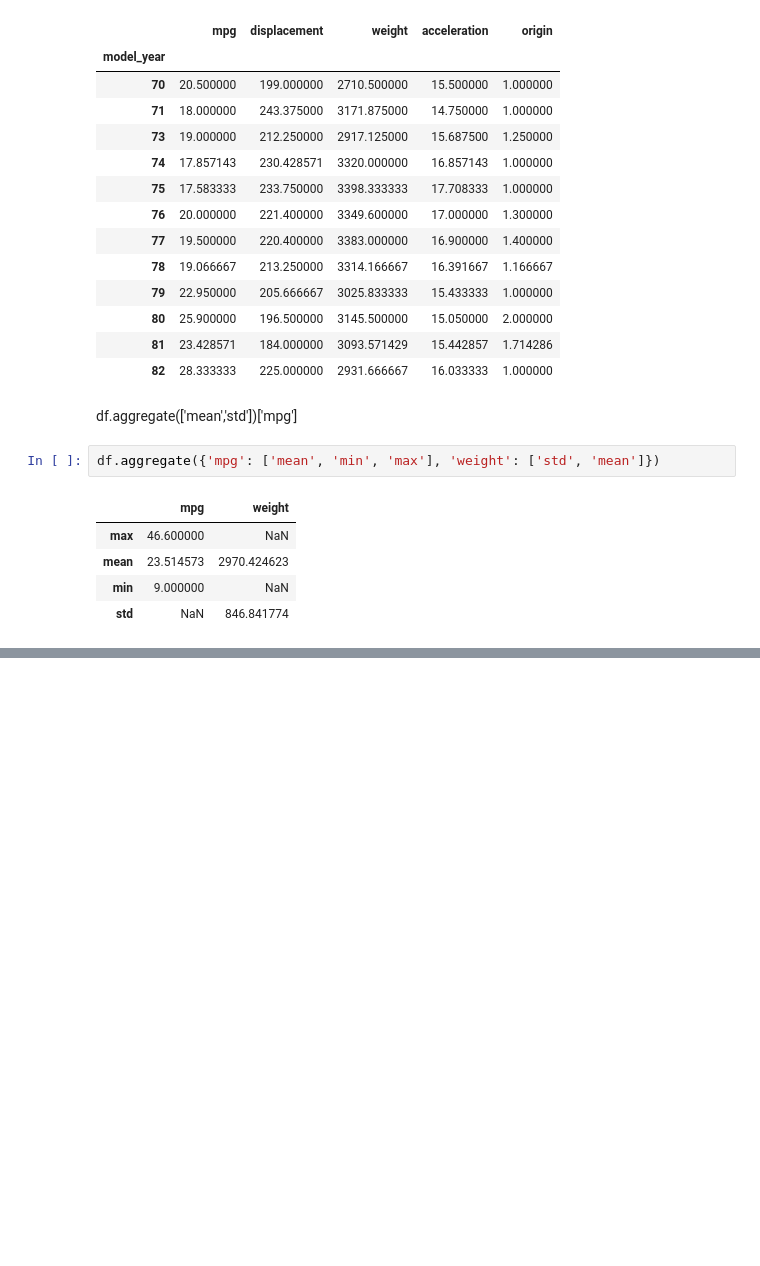
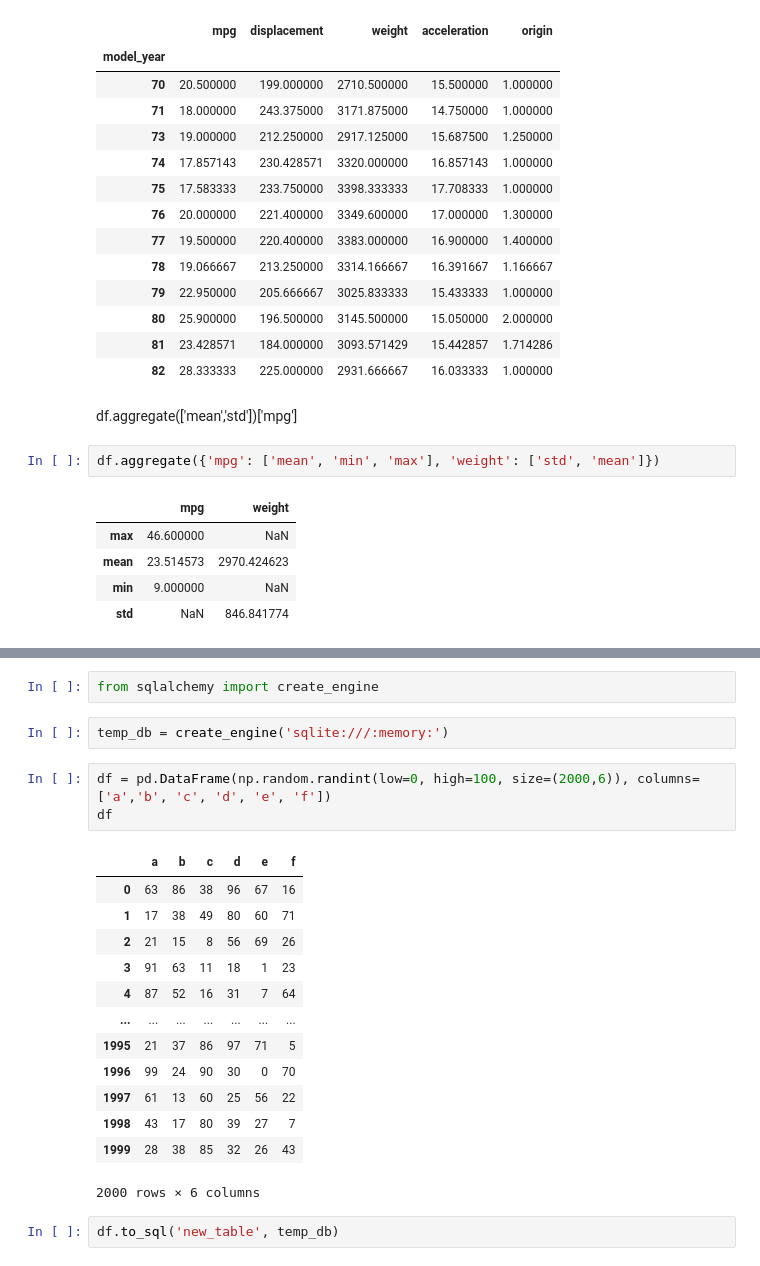
Before and after one commit to kinwong/Udemy-Machine-Learning-Data-Science-Masterclass, a Jupyter notebook: pandas.ipynb, the cells around one changed output, grey strips where cells are left out. Drawn from its saved outputs; the diff is of its cells as text; blank space fills up the shorter version.

```diff
--- a/pandas.ipynb
+++ b/pandas.ipynb
@@ -583,0 +637,23 @@ df.aggregate({'mpg': ['mean', 'min', 'max'], 'weight': ['std', 'mean']})
+# %%
+from sqlalchemy import create_engine
+# %%
+temp_db = create_engine('sqlite:///:memory:')
+# %%
+df = pd.DataFrame(np.random.randint(low=0, high=100, size=(2000,6)), columns=['a','b', 'c', 'd', 'e', 'f'])
+df
+# %% [output]
+|  | a | b | c | d | e | f |
+| 0 | 63 | 86 | 38 | 96 | 67 | 16 |
+| 1 | 17 | 38 | 49 | 80 | 60 | 71 |
+| 2 | 21 | 15 | 8 | 56 | 69 | 26 |
+| 3 | 91 | 63 | 11 | 18 | 1 | 23 |
+| 4 | 87 | 52 | 16 | 31 | 7 | 64 |
+| ... | ... | ... | ... | ... | ... | ... |
+| 1995 | 21 | 37 | 86 | 97 | 71 | 5 |
+| 1996 | 99 | 24 | 90 | 30 | 0 | 70 |
+| 1997 | 61 | 13 | 60 | 25 | 56 | 22 |
+| 1998 | 43 | 17 | 80 | 39 | 27 | 7 |
+| 1999 | 28 | 38 | 85 | 32 | 26 | 43 |
+2000 rows × 6 columns
+# %%
+df.to_sql('new_table', temp_db)
```
Also changed, not shown: parts of 12 cells of this notebook.
